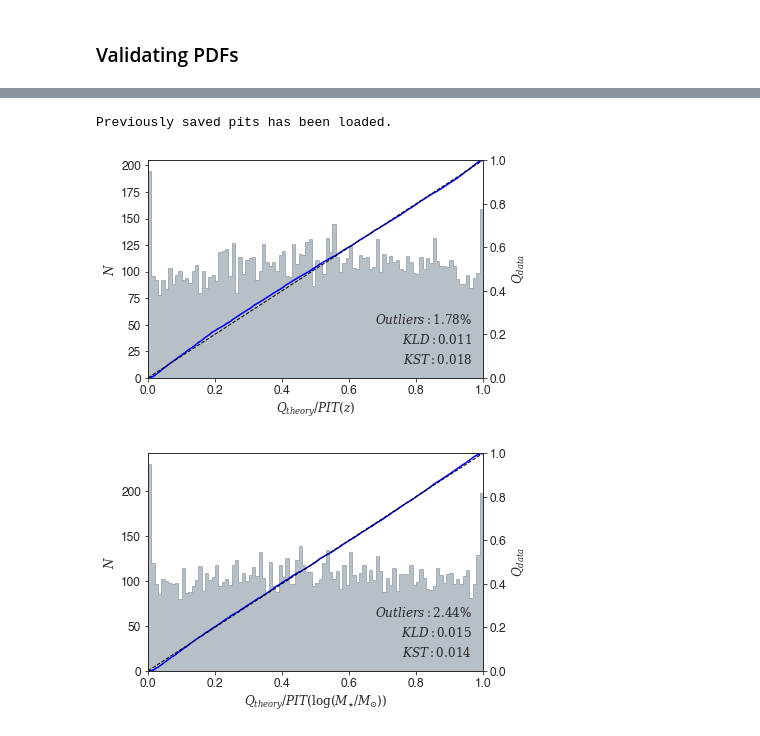
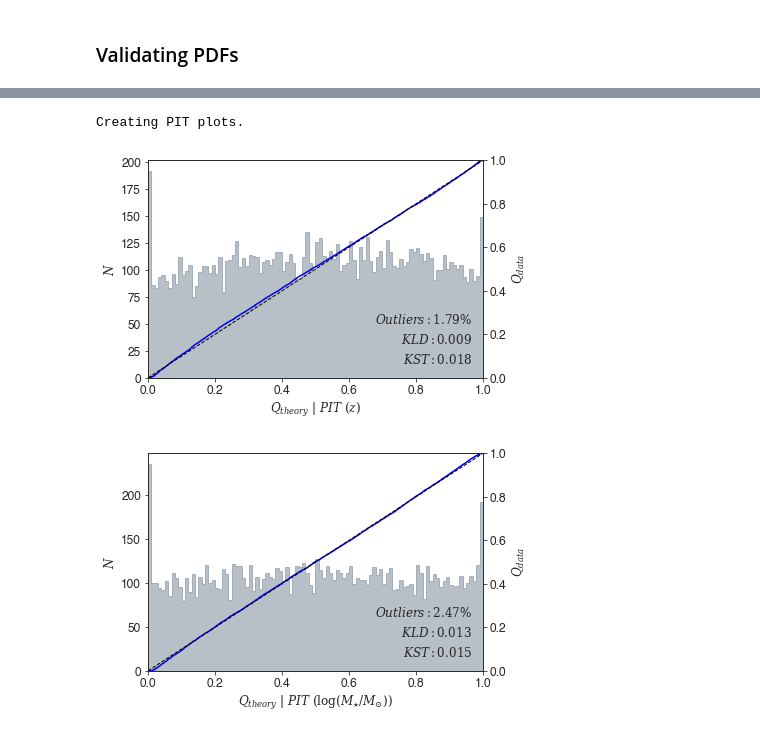
Before and after one commit to smucesh/galpro, a Jupyter notebook: examples/galpro_demo.ipynb, the cells around one changed output, grey strips where cells are left out. Saved outputs shown, nothing was run; the diff lists cells and outputs as text; code cells hidden in the pictures.

```diff
--- a/examples/galpro_demo.ipynb
+++ b/examples/galpro_demo.ipynb
@@ -23,5 +33,5 @@ We train the model using the Model class. We input training and testing datasets
 target_features = ['$z$', '$\log(M_{\star} / M_{\odot})$']
 
 # Creating a model
-model = gp.Model('model', x_train, y_train, x_test, y_test, target_features, save_model=False)
+model = gp.Model('model', x_train, y_train, x_test, y_test, target_features, save_model=True)
 # %% [output]
@@ -70,7 +126,7 @@ model.plot_corner(show=True, save=False)
 # %%
-model.plot_pit(show=True, save=False)
+model.plot_pit(show=True, save=True)
 # %% [output]
-Previously saved pits has been loaded.
+Creating PIT plots.
-[figure, old version]
+[figure, new version]
-[figure, old version]
+[figure, new version]
 # %%
```
Also changed, not shown: parts of 34 cells of this notebook, 2 other files.
